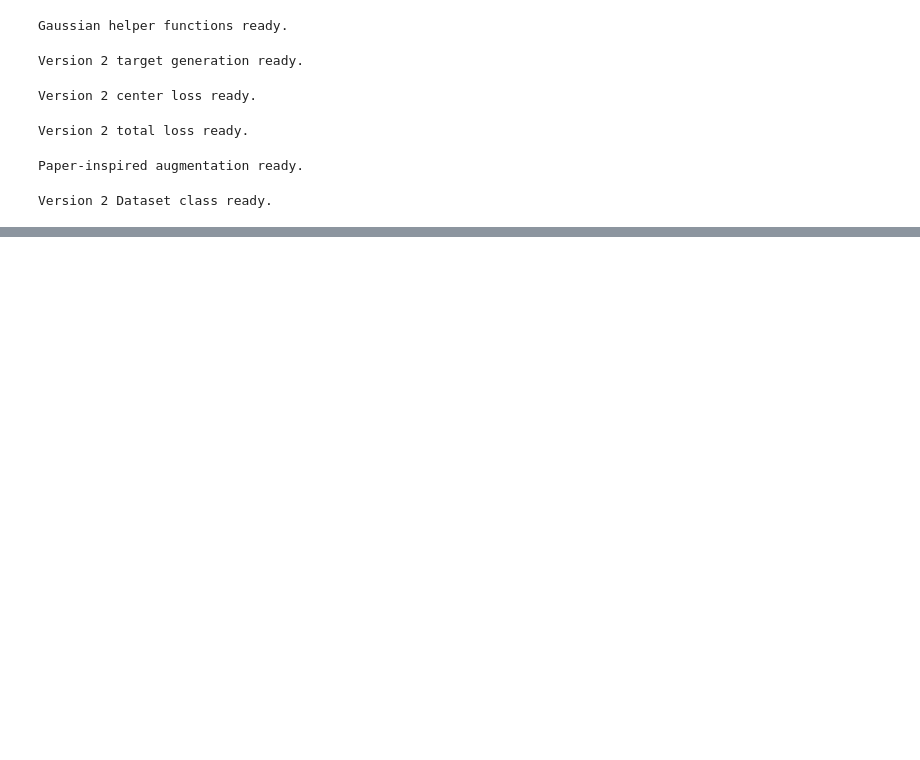
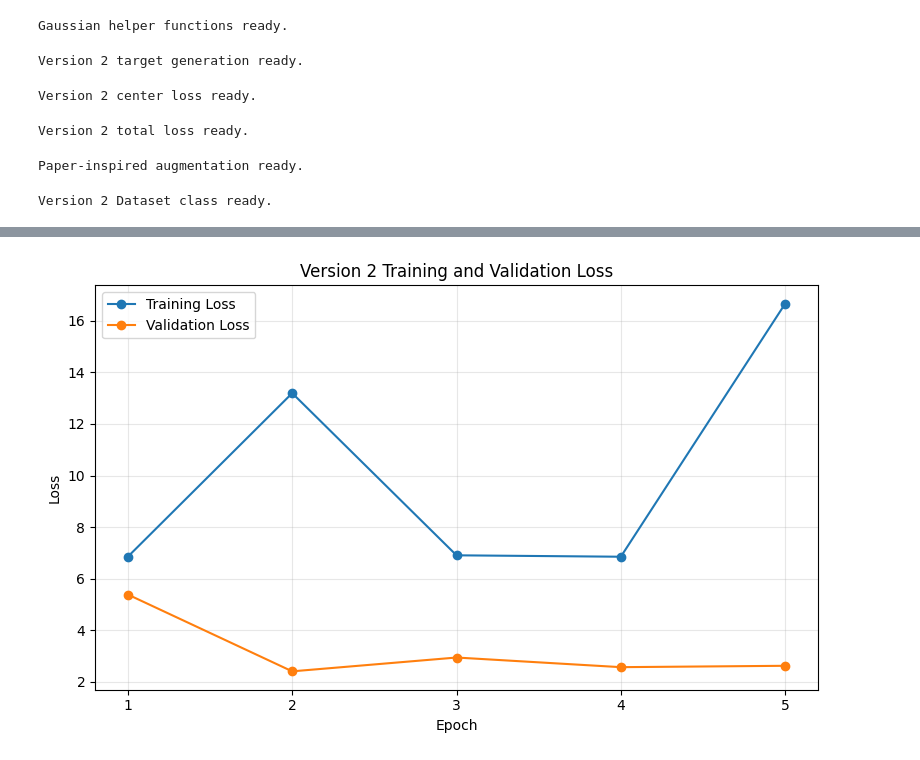
Before and after one commit to imdeepa99/pneumonia-anchor-free-detection, a Jupyter notebook: notebooks/pneumonia_anchor_free_detection.ipynb, the cells around one changed output, grey strips where cells are left out. Saved outputs shown, nothing was run; the diff lists cells and outputs as text; code cells hidden in the pictures; blank space fills up the shorter version.

```diff
--- a/notebooks/pneumonia_anchor_free_detection.ipynb
+++ b/notebooks/pneumonia_anchor_free_detection.ipynb
@@ -4172,0 +6684,96 @@ NameError: name 'train_df' is not defined
+# %%
+# ============================================================
+# STEP 10 — PLOT TRAINING HISTORY
+# ============================================================
+
+import matplotlib.pyplot as plt
+
+epochs = [
+    1,
+    2,
+    3,
+    4,
+    5
+]
+
+train_losses = [
+    6.8563,
+    13.1935,
+    6.9083,
+    6.8535,
+    16.6596
+]
+
+val_losses = [
+    5.3877,
+    2.4114,
+    2.9469,
+    2.5733,
+    2.6263
+]
+
+
+plt.figure(
+    figsize=(8, 5)
+)
+
+plt.plot(
+    epochs,
+    train_losses,
+    marker="o",
+    label="Training Loss"
+)
+
+plt.plot(
+    epochs,
+    val_losses,
+    marker="o",
+    label="Validation Loss"
+)
+
+plt.xlabel(
+    "Epoch"
+)
+
+plt.ylabel(
+    "Loss"
+)
+
+plt.title(
+    "Version 2 Training and Validation Loss"
+)
+
+plt.xticks(
+    epochs
+)
+
+plt.legend()
+
+plt.grid(
+    alpha=0.3
+)
+
+plt.tight_layout()
+
+
+loss_plot_path = (
+    f"{SAVE_DIR}/training_validation_loss.png"
+)
+
+plt.savefig(
+    loss_plot_path,
+    dpi=200
+)
+
+plt.show()
+
+
+print(
+    "Loss graph saved to:"
+)
+
+print(
+    loss_plot_path
+)
+# %% [output]
+[figure, added]
```
Also changed, not shown: parts of 43 cells of this notebook.
